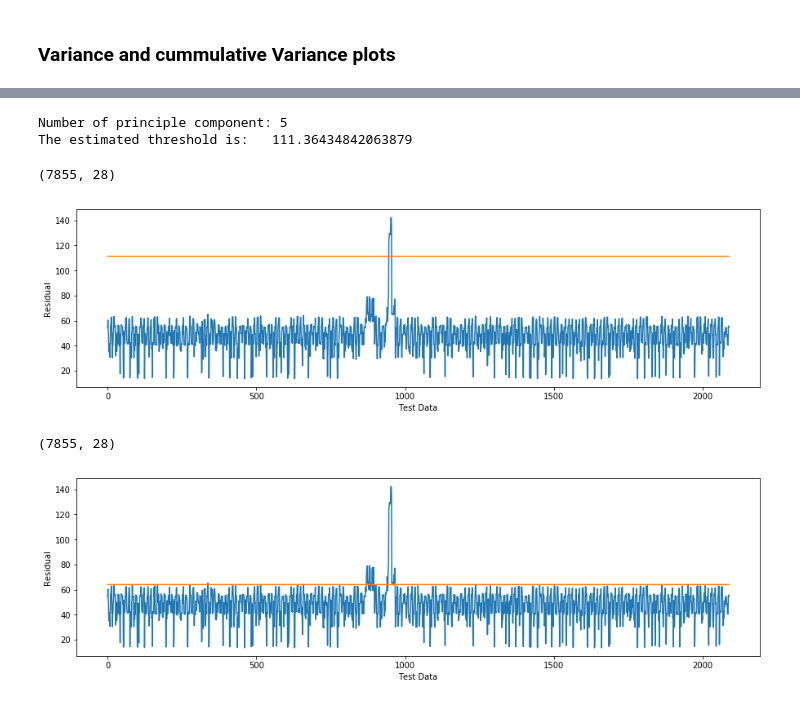
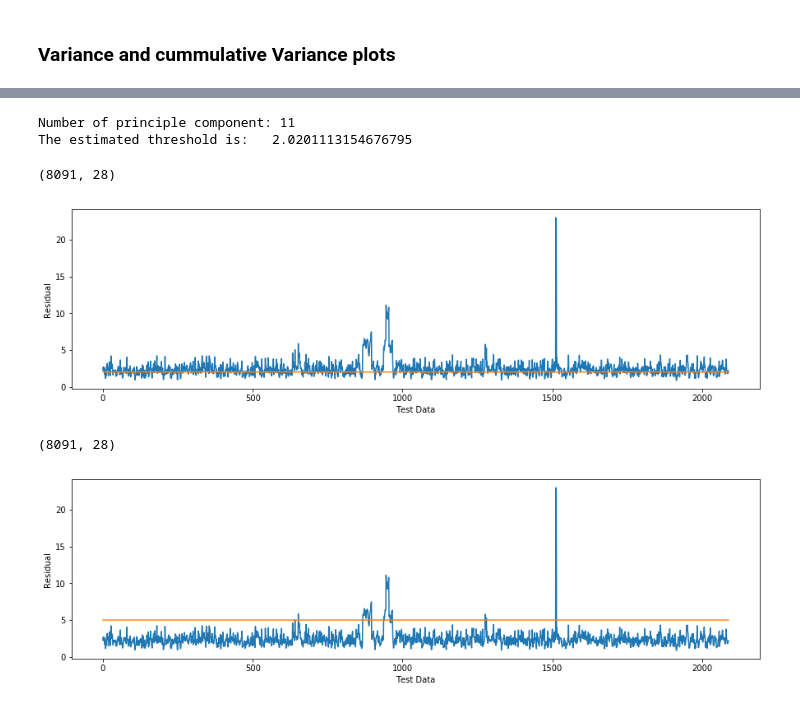
Before and after one commit to achilleasvlogiaris/Cyber-Data-Analytics-assignment-2, a Jupyter notebook: Assignment_2.ipynb, the cells around one changed output, grey strips where cells are left out. Saved outputs shown, nothing was run; the diff lists cells and outputs as text; code cells hidden in the pictures.

```diff
--- a/Assignment_2.ipynb
+++ b/Assignment_2.ipynb
@@ -758,19 +775,17 @@ Number of principle component: 28
 # %%
 
 num = 6
-# num = optimal_components(pca.explained_variance_, 0.99)
 print('Number of principle component:', normal_data.shape[1])
-pca = PCA(n_components=num)
+pca = PCA(n_components=normal_data.shape[1])
 pca.fit(normal_data_droped)
 residuals_droped = normal_data_droped - pca.inverse_transform(pca.transform(normal_data_droped))
 res_norm_droped = np.sqrt(np.square(residuals_droped).sum(axis=1))
 
 print(residuals_droped.shape)
-# figure, ax = plt.subplots()
 plt.figure(figsize=(15,4))
 plt.xlabel('Test Data')
 plt.ylabel('Residual')
-plt.plot(res_norm_droped.values)
+plt.plot(res_norm_droped)
 plt.show()
 # %% [output]
 Number of principle component: 28
@@ -780,10 +795,11 @@ Number of principle component: 28
 ### Visualize the normalized dataset
 # %%
 #normalize the cleaned data
-normalize = StandardScaler()
+# normalize = StandardScaler()
 # normalized_train = normalize.fit_transform(normal_data_droped)
-normalized_train = normal_data_droped.values
-#conduct PCA to the cleaned data in order to tune the parameters
+# normalized_train = normal_data_droped.values
+normalized_train = normal_data_droped
+# conduct PCA to the cleaned data in order to tune the parameters
 pca = PCA(n_components=normal_data.shape[1])
 pca.fit(normalized_train)
 residual_normalized = normalized_train - pca.inverse_transform(pca.transform(normalized_train))
@@ -791,7 +807,6 @@ residual_normalized = normalized_train - pca.inverse_transform(pca.transform(nor
 res_normalized = np.sqrt(np.square(residual_normalized).sum(axis=1))
 
 print(residuals_droped.shape)
-# figure, ax = plt.subplots()
 plt.figure(figsize=(15,4))
 plt.xlabel('Test Data')
 plt.ylabel('Residual')
@@ -826,8 +841,8 @@ plt.show()
 # %%
 
 
-#how many components explain the 99% of the variance
-[num, sortArray] = optimal_components(pca.explained_variance_, 0.95)
+# how many components explain the 99% of the variance
+[num, sortArray] = optimal_components(pca.explained_variance_, 0.90)
 print('Number of principle component:', num)
 
 
@@ -851,12 +866,12 @@ threshold = fi1 * np.power(1.0 * Ca * np.sqrt(2* fi2 * (h0 ** 2)) / fi1
 
 print("The estimated threshold is:  ", threshold)
 # %% [output]
-Number of principle component: 5
-The estimated threshold is:   111.36434842063879
+Number of principle component: 11
+The estimated threshold is:   2.0201113154676795
 # %%
 # normalize the test data
-# normalized_test = normalize.fit_transform(test_data)
-normalized_test = test_data.values
+normalized_test = normalize.fit_transform(test_data)
+# normalized_test = test_data.values
 # conduct PCA to the cleaned data in order to tune the parameters
 pca = PCA(n_components=num)
 # We fit the pca to the first cleaned training dataset
@@ -867,39 +882,38 @@ res_normalized = np.sqrt(np.square(residual_normalized).sum(axis=1))
 
 # If we use the thresold that the function from the paper we will have worse results
 
 threshold_plot = np.ones(len(res_normalized))
 threshold_plot = threshold * threshold_plot
 
 print(residuals_droped.shape)
 # figure, ax = plt.subplots()
 plt.figure(figsize=(15,4))
 plt.xlabel('Test Data')
 plt.ylabel('Residual')
 plt.plot(res_normalized)
 plt.plot(threshold_plot)
 plt.show()
 
 
 # If we use a hardcoded thresold we have better results
 
-threshold = 64
+threshold = 5
 
 threshold_plot = np.ones(len(res_normalized))
 threshold_plot = threshold * threshold_plot
 
 print(residuals_droped.shape)
-# figure, ax = plt.subplots()
 plt.figure(figsize=(15,4))
 plt.xlabel('Test Data')
 plt.ylabel('Residual')
 plt.plot(res_normalized)
 plt.plot(threshold_plot)
 plt.show()
 # %% [output]
-(7855, 28)
+(8091, 28)
-[figure, old version]
+[figure, new version]
-(7855, 28)
+(8091, 28)
-[figure, old version]
+[figure, new version]
 # %%
 predicted_labels = np.ones(len(res_normalized))
 predicted_labels = -1 * predicted_labels
```
Also changed, not shown: parts of 5 cells of this notebook.
